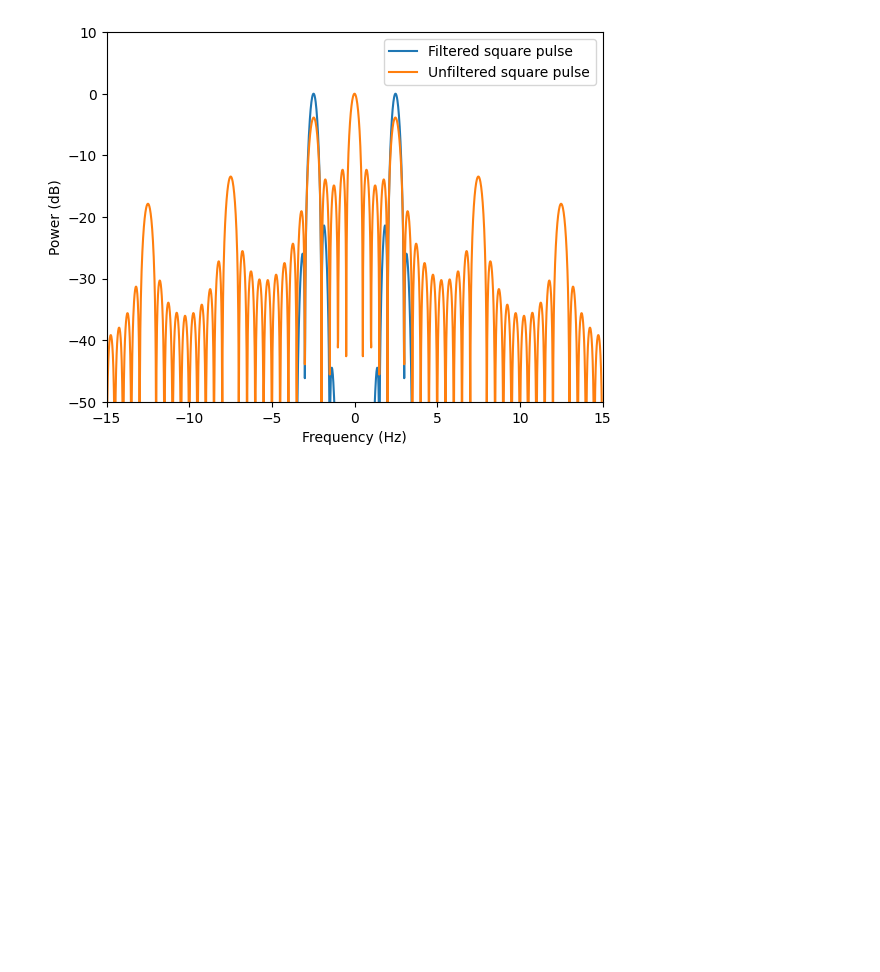
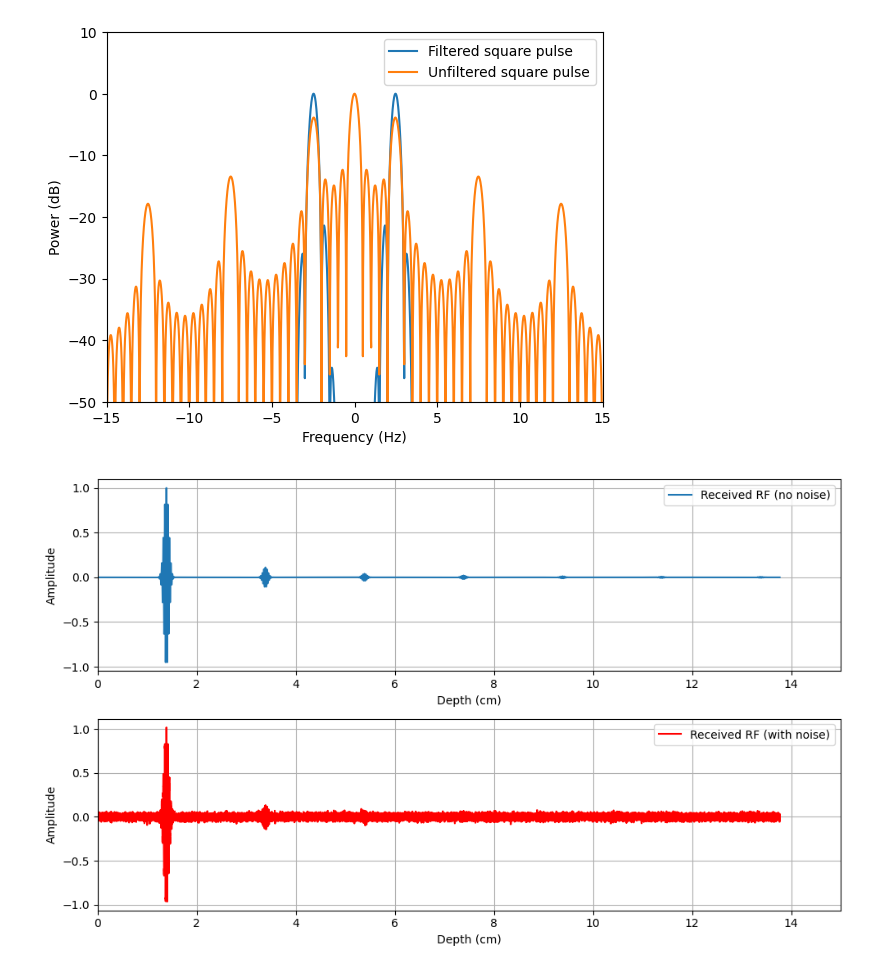
Before and after one commit to Sandermi99/MEDT4165, a Jupyter notebook: Exercise2.ipynb, the cells around one changed output. Drawn from its saved outputs; the diff is of its cells as text; code cells hidden in the pictures; blank space fills up the shorter version.

```diff
--- a/Exercise2.ipynb
+++ b/Exercise2.ipynb
@@ -294,0 +310,40 @@ plt.show()
+# %%
+amp = 1 / (4*np.pi*depths_m)**2
+amp = amp / np.max(amp)
+# %%
+# Length of receive buffer
+Nrx = delays_n.max() + len(tx) + 1
+rx = np.zeros(Nrx)
+
+for a, d in zip(amp, delays_n):
+    rx[d:d+len(tx)] += a * tx
+# %%
+t_rx = np.arange(Nrx) / fs
+depth_axis_m = c * t_rx / 2
+depth_axis_cm = depth_axis_m * 100
+# %%
+noise_level = 0.02
+rx_noisy = rx + noise_level*np.max(np.abs(rx))*np.random.randn(Nrx)
+# %%
+plt.figure(figsize=(10,6))
+
+plt.subplot(2,1,1)
+plt.plot(depth_axis_cm, rx, label="Received RF (no noise)")
+plt.xlim(0, 15)
+plt.xlabel("Depth (cm)")
+plt.ylabel("Amplitude")
+plt.grid(True)
+plt.legend()
+
+plt.subplot(2,1,2)
+plt.plot(depth_axis_cm, rx_noisy, label="Received RF (with noise)", color="r")
+plt.xlim(0, 15)
+plt.xlabel("Depth (cm)")
+plt.ylabel("Amplitude")
+plt.grid(True)
+plt.legend()
+
+plt.tight_layout()
+plt.show()
+# %% [output]
+[figure, added]
```
Also changed, not shown: parts of 16 cells of this notebook.
